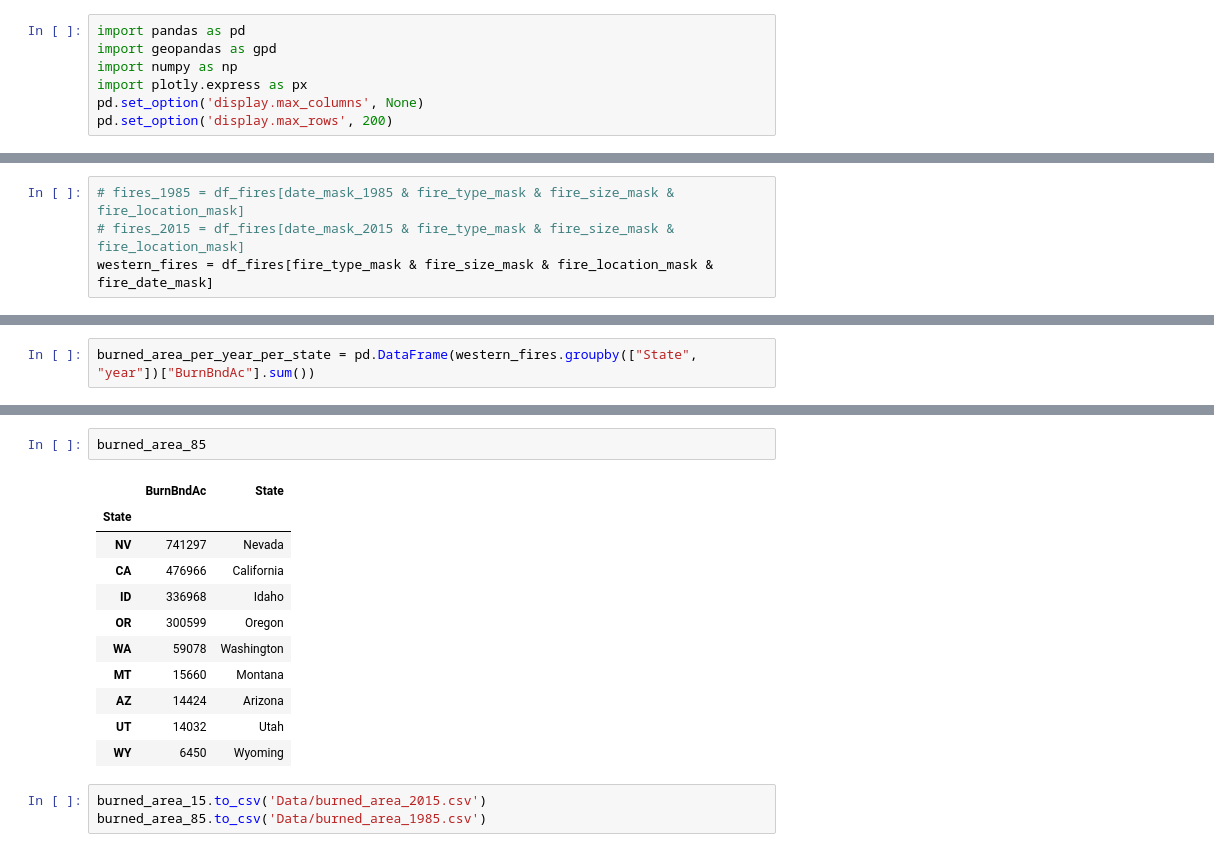
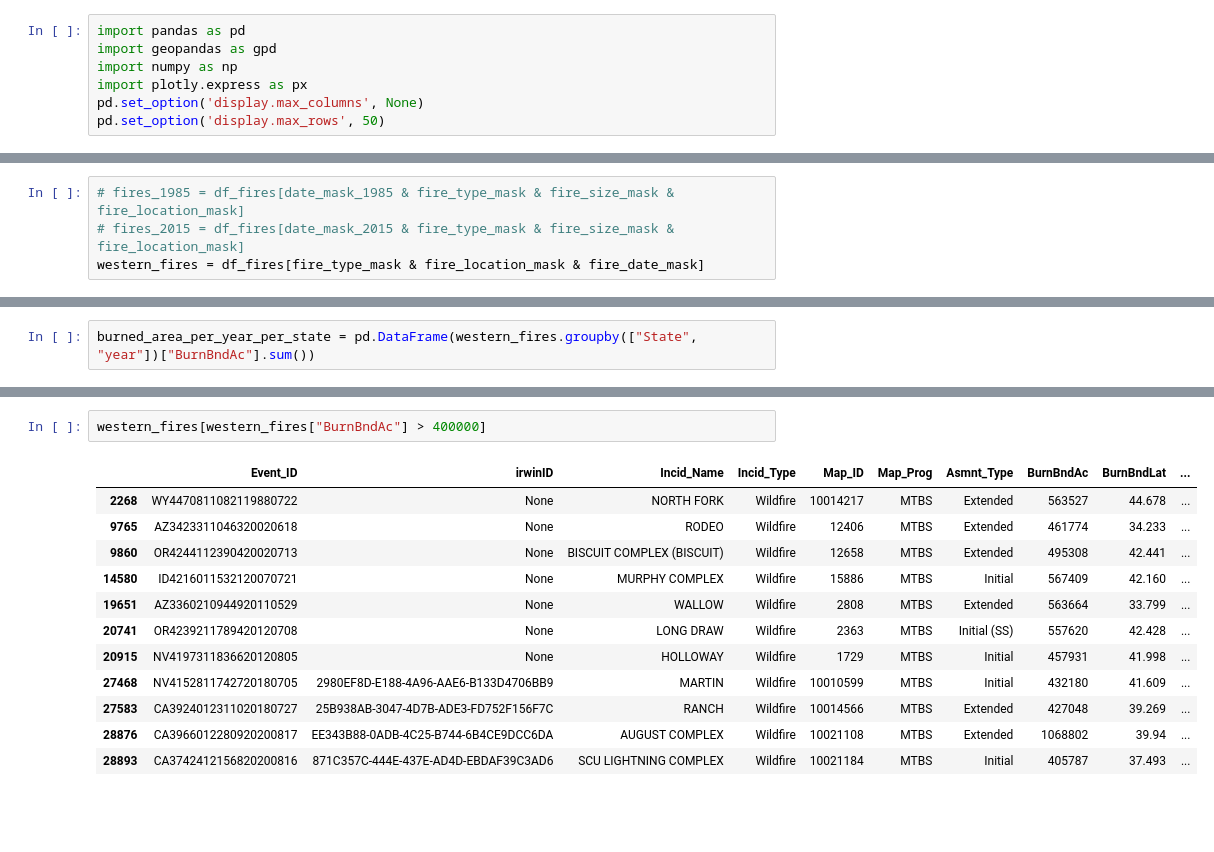
Before and after one commit to cake-dev/cake-dev.github.io, a Jupyter notebook: Project2/data_notebook.ipynb, the cells around one changed output, grey strips where cells are left out. Saved outputs shown, nothing was run; the diff lists cells and outputs as text; blank space fills up the shorter version.

Commit message:
data changes

```diff
--- a/Project2/data_notebook.ipynb
+++ b/Project2/data_notebook.ipynb
@@ -4,7 +4,7 @@ import geopandas as gpd
 import numpy as np
 import plotly.express as px
 pd.set_option('display.max_columns', None)
-pd.set_option('display.max_rows', 200)
+pd.set_option('display.max_rows', 50)
 # %%
 df_states = gpd.read_file('Data/us-states.json')
 df_fires = gpd.read_file('Data/mtbs_fire_locations.geojson')
@@ -40,6 +40,6 @@ fire_location_mask = (df_fires["geometry"].within(df_western_us.unary_union))
 # %%
 # fires_1985 = df_fires[date_mask_1985 & fire_type_mask & fire_size_mask & fire_location_mask]
 # fires_2015 = df_fires[date_mask_2015 & fire_type_mask & fire_size_mask & fire_location_mask]
-western_fires = df_fires[fire_type_mask & fire_size_mask & fire_location_mask & fire_date_mask]
+western_fires = df_fires[fire_type_mask & fire_location_mask & fire_date_mask]
 # %%
 gpd.GeoDataFrame(western_fires).to_file('Data/western_fires.geojson', driver='GeoJSON')
@@ -107,17 +105,15 @@ burned_area_per_year_per_state.to_csv("Data/burned_area_per_year_per_state.csv")
-# %%
-burned_area_85
-# %% [output]
-|  | BurnBndAc | State |
-| State |  |  |
-| NV | 741297 | Nevada |
-| CA | 476966 | California |
-| ID | 336968 | Idaho |
-| OR | 300599 | Oregon |
-| WA | 59078 | Washington |
-| MT | 15660 | Montana |
-| AZ | 14424 | Arizona |
-| UT | 14032 | Utah |
-| WY | 6450 | Wyoming |
-# %%
-burned_area_15.to_csv('Data/burned_area_2015.csv')
-burned_area_85.to_csv('Data/burned_area_1985.csv')
+# %%
+western_fires[western_fires["BurnBndAc"] > 400000]
+# %% [output]
+|  | Event_ID | irwinID | Incid_Name | Incid_Type | Map_ID | Map_Prog | Asmnt_Type | BurnBndAc | BurnBndLat | ... |
+| 2268 | WY4470811082119880722 | None | NORTH FORK | Wildfire | 10014217 | MTBS | Extended | 563527 | 44.678 | ... |
+| 9765 | AZ3423311046320020618 | None | RODEO | Wildfire | 12406 | MTBS | Extended | 461774 | 34.233 | ... |
+| 9860 | OR4244112390420020713 | None | BISCUIT COMPLEX (BISCUIT) | Wildfire | 12658 | MTBS | Extended | 495308 | 42.441 | ... |
+| 14580 | ID4216011532120070721 | None | MURPHY COMPLEX | Wildfire | 15886 | MTBS | Initial | 567409 | 42.160 | ... |
+| 19651 | AZ3360210944920110529 | None | WALLOW | Wildfire | 2808 | MTBS | Extended | 563664 | 33.799 | ... |
+| 20741 | OR4239211789420120708 | None | LONG DRAW | Wildfire | 2363 | MTBS | Initial (SS) | 557620 | 42.428 | ... |
+| 20915 | NV4197311836620120805 | None | HOLLOWAY | Wildfire | 1729 | MTBS | Initial | 457931 | 41.998 | ... |
+| 27468 | NV4152811742720180705 | 2980EF8D-E188-4A96-AAE6-B133D4706BB9 | MARTIN | Wildfire | 10010599 | MTBS | Initial | 432180 | 41.609 | ... |
+| 27583 | CA3924012311020180727 | 25B938AB-3047-4D7B-ADE3-FD752F156F7C | RANCH | Wildfire | 10014566 | MTBS | Extended | 427048 | 39.269 | ... |
+| 28876 | CA3966012280920200817 | EE343B88-0ADB-4C25-B744-6B4CE9DCC6DA | AUGUST COMPLEX | Wildfire | 10021108 | MTBS | Extended | 1068802 | 39.94 | ... |
+| 28893 | CA3742412156820200816 | 871C357C-444E-437E-AD4D-EBDAF39C3AD6 | SCU LIGHTNING COMPLEX | Wildfire | 10021184 | MTBS | Initial | 405787 | 37.493 | ... |
```
Also changed, not shown: parts of 5 cells of this notebook, 1 other file.
